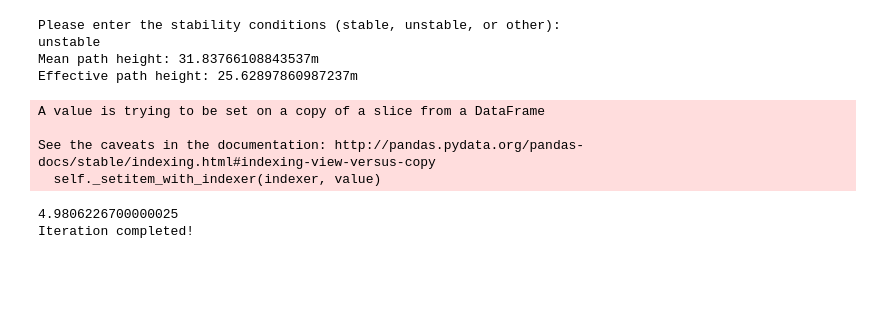
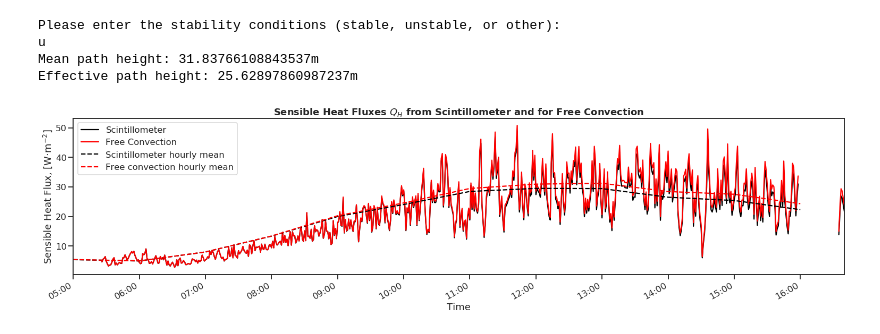
Before and after one commit to gampnico/ss19-feldkurs, a Jupyter notebook: Pycode/preliminary_plots.ipynb, the cells around one changed output. Cells and saved outputs as stored; diff of their text form; code cells hidden in the pictures; blank space fills up the shorter version.

```diff
--- a/Pycode/preliminary_plots.ipynb
+++ b/Pycode/preliminary_plots.ipynb
@@ -52,27 +34,0 @@ scint_data
-# %%
-k = 0.4  # von Karman constant
-cp = 1004  # J kg^-1 K^-1, heat capacity of air
-r_d = 287.05  # J kg^-1 K^-1, specific gas constant for dry air
-beta_1 = 0.86
-g = 9.81
-
-station = "schiessstand"
-filename = "2019-05-24"
-z_eff = pw.return_z_effective(station)
-cdf = cn.derive_ct2(filename)
-# Calculate kinematic surface heat flux
-cdf["Q_0"] = 1.165 * k * z_eff * (cdf["CT2"] ** (3 / 4)) * (
-    g / cdf["temperature"]) ** (1 / 2)
-
-# Air density
-cdf["rho_air"] = 100 * cdf["pressure"] / (
-    r_d * cdf["temperature"])
-# Surface sensible heat flux under free convection
-cdf["H_free"] = cdf["Q_0"] * cp * cdf["rho_air"]
-cdf["theta_star"] = 0
-cdf["u_star"] = 0
-# %% [output]
-Please enter the stability conditions (stable, unstable, or other):
-unstable
-Mean path height: 31.83766108843537m
-Effective path height: 25.62897860987237m
@@ -131,32 +35,14 @@ def obukhov_iteration(row_index, inital_length=-100.0):
-# %%
-"""Calculate fluxes using iterative scheme"""
-start = timer()
-for index, row in cdf.iterrows():
-    # Initialise first iteration step
-    ob_ini = 100
-    l_ob = obukhov_iteration(index, ob_ini)
-    cdf.loc[index, "l_ob"] = l_ob
-    step = 0
-    while abs(l_ob - ob_ini) > 0.1:
-        step += 1
-        ob_prev = ob_ini
-        ob_ini = l_ob
-        l_ob = obukhov_iteration(index, ob_ini)
-        # avoid infinite loops
-        if math.isclose(l_ob, ob_prev, rel_tol=0.1) or step > 100:
-            break
-end = timer()
-print(end - start)
-print("Iteration completed!")
-# Calculate sensible heat flux
-cdf["H"] = abs(-cdf["rho_air"] * cp * cdf["theta_star"] * cdf["u_star"])
-# Calculate momentum flux
-cdf["momentum_flux"] = cdf["rho_air"] * cdf[
-    "u_star"] ** 2
-# %% [output]
-A value is trying to be set on a copy of a slice from a DataFrame
-
-See the caveats in the documentation: http://pandas.pydata.org/pandas-docs/stable/indexing.html#indexing-view-versus-copy
-  self._setitem_with_indexer(indexer, value)
-4.9806226700000025
-Iteration completed!
+# %%
+computed_data = cn.data_processor(filename, station)
+cdf = computed_data["computed"]
+z_eff = computed_data["effective_height"]
+# %% [output]
+Please enter the stability conditions (stable, unstable, or other):
+u
+Mean path height: 31.83766108843537m
+Effective path height: 25.62897860987237m
+# %%
+fig = pp.plot_free_convection(sdf, cdf)
+plt.show()
+# %% [output]
+[figure, added]
```
Also changed, not shown: parts of 17 cells of this notebook, 30 other files.
